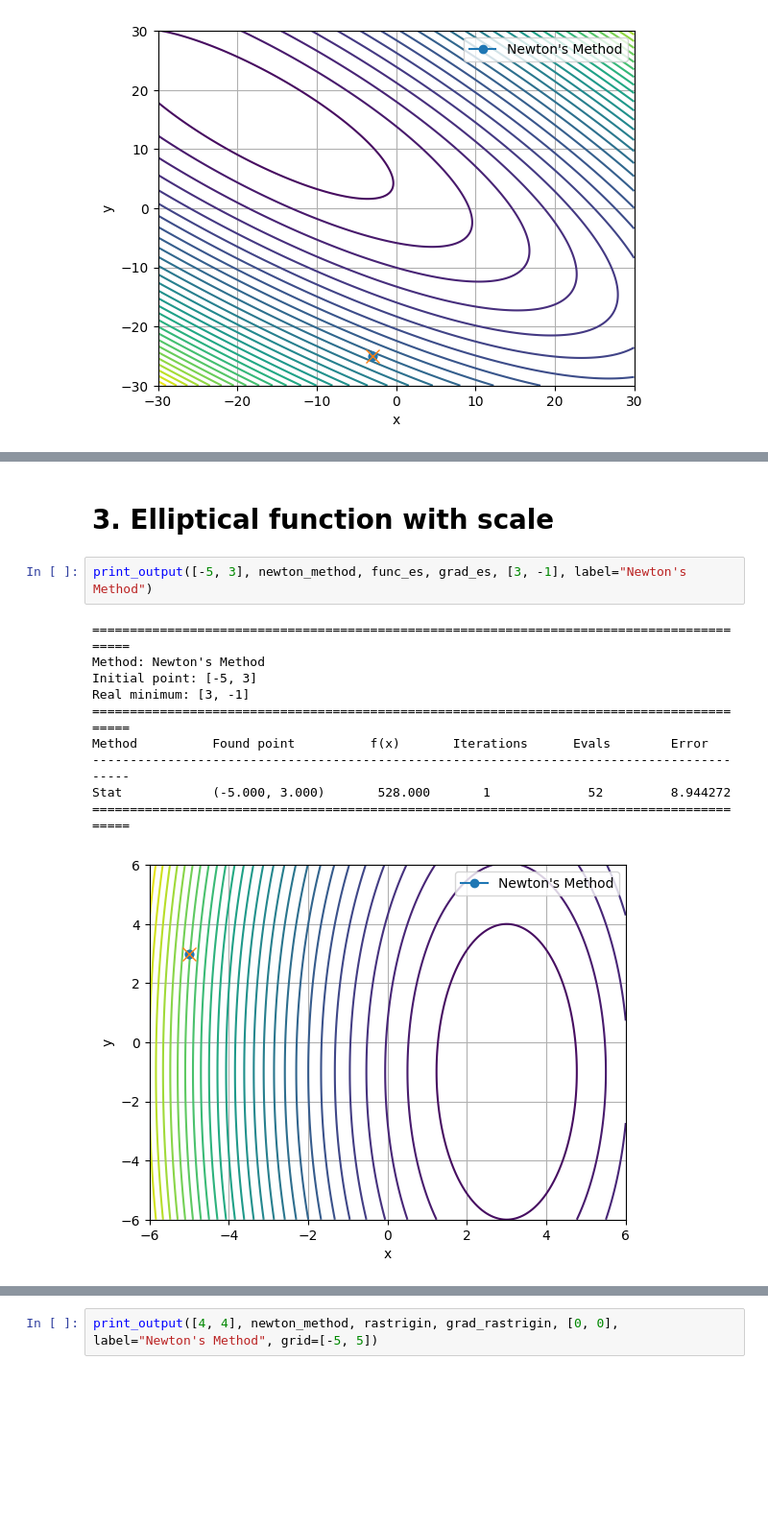
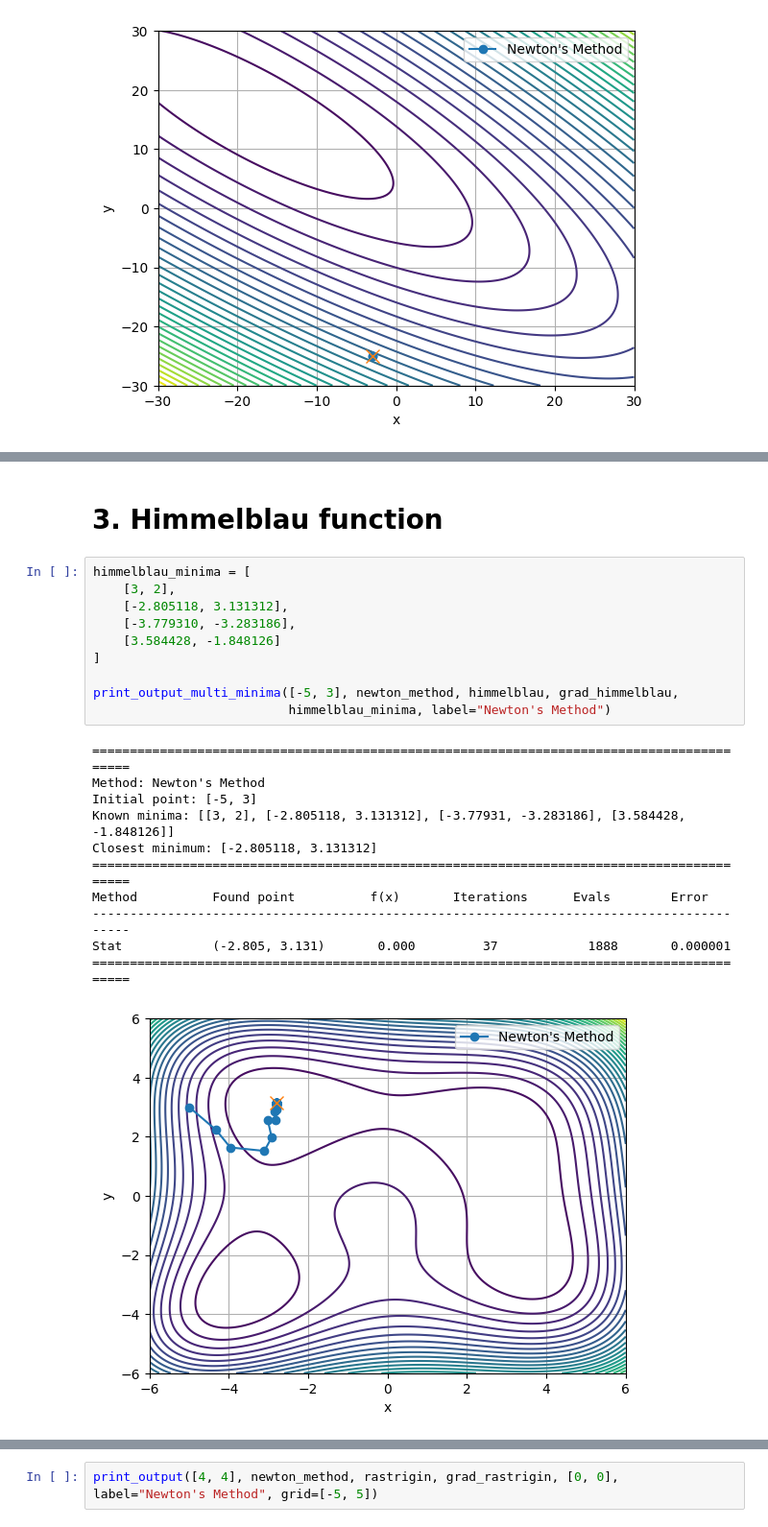
Before and after one commit to 999ashu/Advanced-Optimization-Methods, a Jupyter notebook: NM_GSS.ipynb, the cells around one changed output, grey strips where cells are left out. Shown at 96% size. Saved outputs shown, nothing was run; the diff lists cells and outputs as text; blank space fills up the shorter version.

Commit message:
+ functions

```diff
--- a/NM_GSS.ipynb
+++ b/NM_GSS.ipynb
@@ -154,16 +154,25 @@ Stat            (-3.000, -25.000)       2825.000      1             52         4
 # %% [markdown]
 
-# 3. Elliptical function with scale
+# 3. Himmelblau function
 # %%
-print_output([-5, 3], newton_method, func_es, grad_es, [3, -1], label="Newton's Method")
+himmelblau_minima = [
+    [3, 2],
+    [-2.805118, 3.131312],
+    [-3.779310, -3.283186],
+    [3.584428, -1.848126]
+]
+
+print_output_multi_minima([-5, 3], newton_method, himmelblau, grad_himmelblau,
+                          himmelblau_minima, label="Newton's Method")
 # %% [output]
 ==========================================================================================
 Method: Newton's Method
 Initial point: [-5, 3]
-Real minimum: [3, -1]
+Known minima: [[3, 2], [-2.805118, 3.131312], [-3.77931, -3.283186], [3.584428, -1.848126]]
+Closest minimum: [-2.805118, 3.131312]
 ==========================================================================================
 Method          Found point          f(x)       Iterations      Evals        Error
 ------------------------------------------------------------------------------------------
-Stat            (-5.000, 3.000)       528.000       1             52         8.944272
+Stat            (-2.805, 3.131)       0.000         37            1888       0.000001
 ==========================================================================================
-[figure, old version]
+[figure, new version]
```
Also changed, not shown: parts of 8 cells of this notebook, 1 other file.
